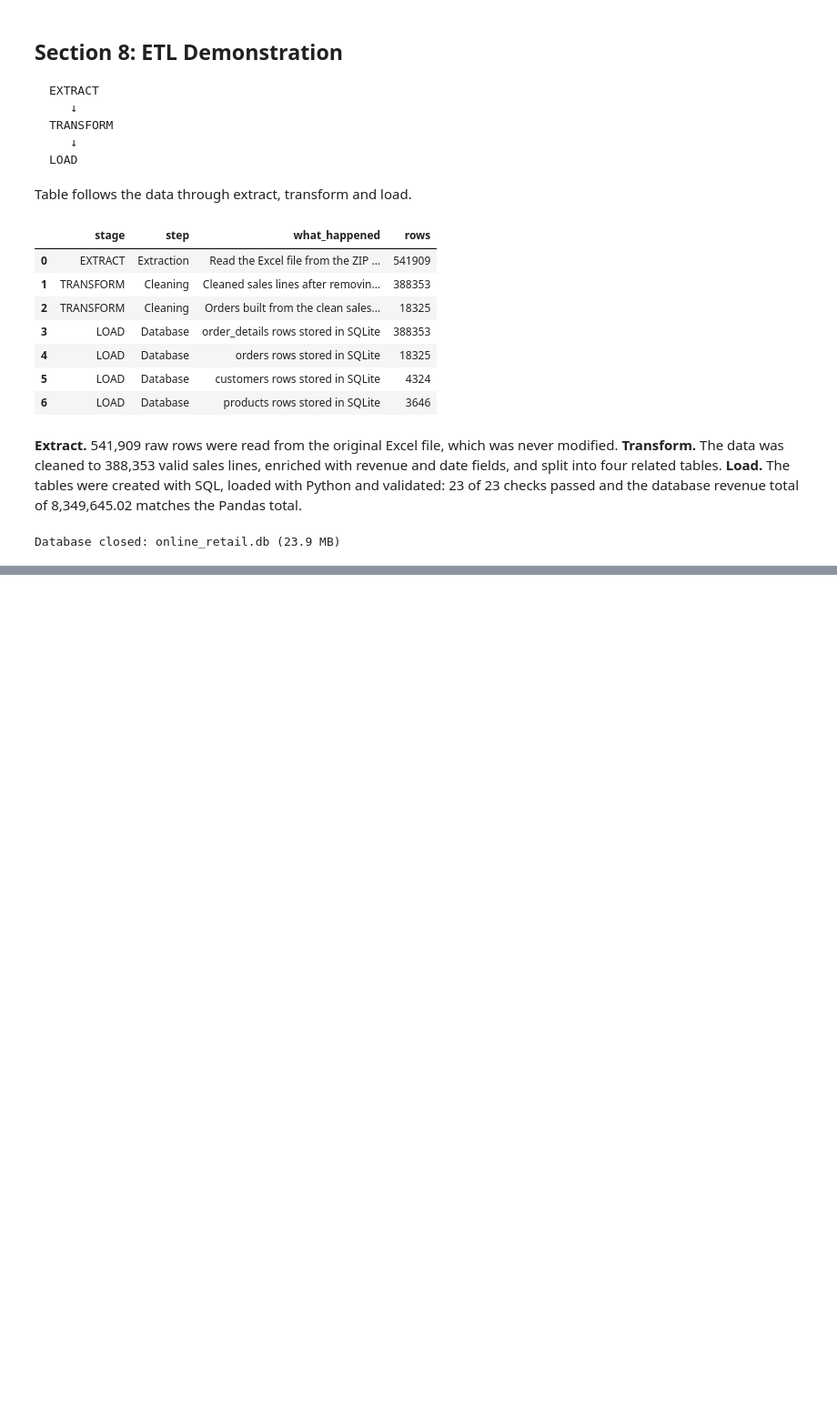
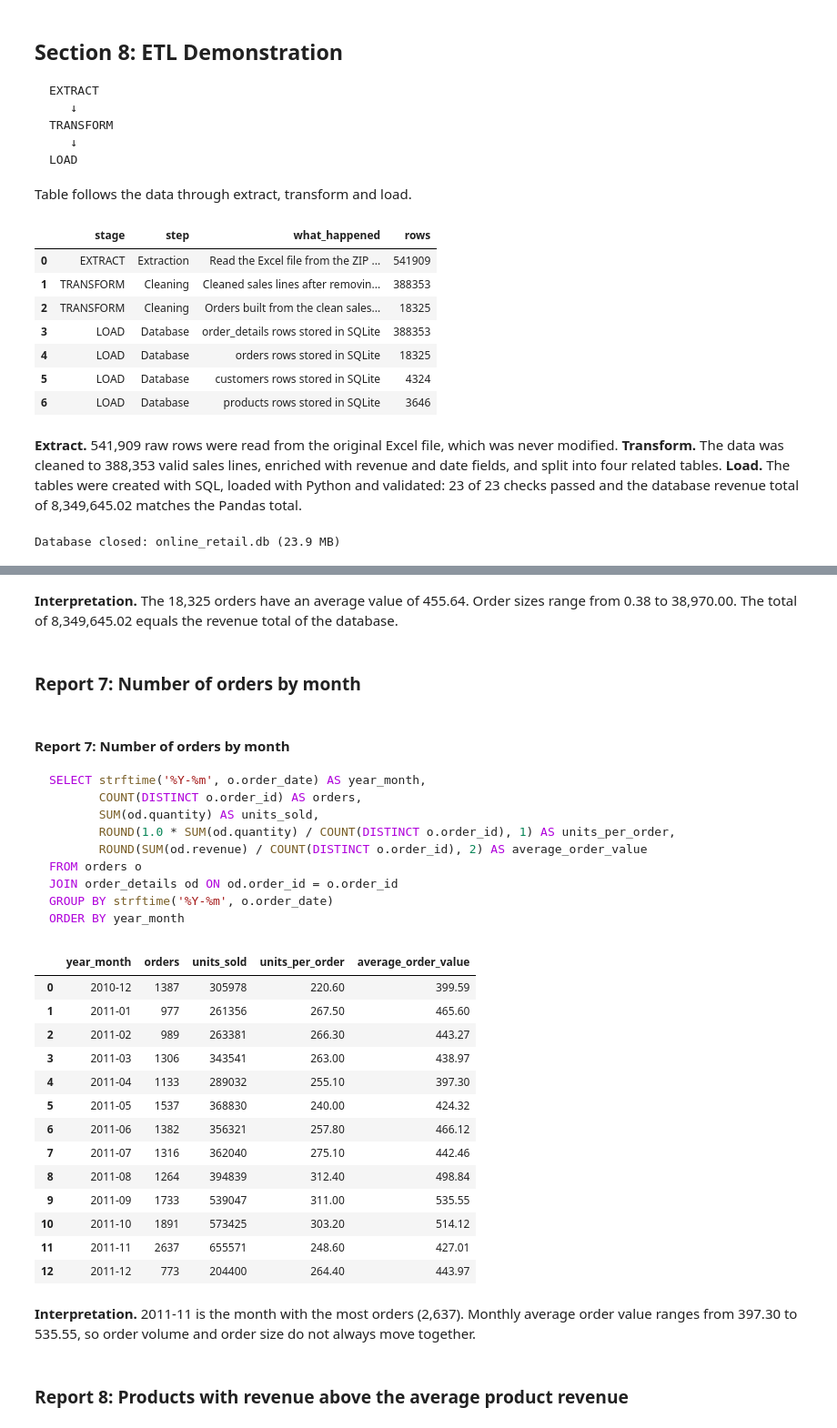
Before and after one commit to Sadveek/Data_python, a Jupyter notebook: Project_Retail.ipynb, the cells around one changed output, grey strips where cells are left out. Shown at 91% size. Saved outputs shown, nothing was run; the diff lists cells and outputs as text; code cells hidden in the pictures; blank space fills up the shorter version.

````diff
--- a/Project_Retail.ipynb
+++ b/Project_Retail.ipynb
@@ -2868,0 +3272,62 @@ Loaded Database
+# %%
+average_order_value = report_6.iloc[0]["average_order_value"]
+display(Markdown(
+    f"**Interpretation.** The {int(report_6.iloc[0]['orders']):,} orders have an average value of {average_order_value:,.2f}. "
+    f"Order sizes range from {report_6.iloc[0]['smallest_order']:,.2f} to {report_6.iloc[0]['largest_order']:,.2f}. "
+    f"The total of {report_6.iloc[0]['total_revenue']:,.2f} equals the revenue total of the database."
+))
+# %% [output]
+**Interpretation.** The 18,325 orders have an average value of 455.64. Order sizes range from 0.38 to 38,970.00. The total of 8,349,645.02 equals the revenue total of the database.
+# %% [markdown]
+### Report 7: Number of orders by month
+# %%
+report_7 = run_report(7, "Number of orders by month", """
+SELECT strftime('%Y-%m', o.order_date) AS year_month,
+       COUNT(DISTINCT o.order_id) AS orders,
+       SUM(od.quantity) AS units_sold,
+       ROUND(1.0 * SUM(od.quantity) / COUNT(DISTINCT o.order_id), 1) AS units_per_order,
+       ROUND(SUM(od.revenue) / COUNT(DISTINCT o.order_id), 2) AS average_order_value
+FROM orders o
+JOIN order_details od ON od.order_id = o.order_id
+GROUP BY strftime('%Y-%m', o.order_date)
+ORDER BY year_month
+""")
+report_7
+# %% [output]
+#### Report 7: Number of orders by month
+
+```sql
+SELECT strftime('%Y-%m', o.order_date) AS year_month,
+       COUNT(DISTINCT o.order_id) AS orders,
+       SUM(od.quantity) AS units_sold,
+       ROUND(1.0 * SUM(od.quantity) / COUNT(DISTINCT o.order_id), 1) AS units_per_order,
+       ROUND(SUM(od.revenue) / COUNT(DISTINCT o.order_id), 2) AS average_order_value
+FROM orders o
+JOIN order_details od ON od.order_id = o.order_id
+GROUP BY strftime('%Y-%m', o.order_date)
+ORDER BY year_month
+```
+|  | year_month | orders | units_sold | units_per_order | average_order_value |
+| 0 | 2010-12 | 1387 | 305978 | 220.60 | 399.59 |
+| 1 | 2011-01 | 977 | 261356 | 267.50 | 465.60 |
+| 2 | 2011-02 | 989 | 263381 | 266.30 | 443.27 |
+| 3 | 2011-03 | 1306 | 343541 | 263.00 | 438.97 |
+| 4 | 2011-04 | 1133 | 289032 | 255.10 | 397.30 |
+| 5 | 2011-05 | 1537 | 368830 | 240.00 | 424.32 |
+| 6 | 2011-06 | 1382 | 356321 | 257.80 | 466.12 |
+| 7 | 2011-07 | 1316 | 362040 | 275.10 | 442.46 |
+| 8 | 2011-08 | 1264 | 394839 | 312.40 | 498.84 |
+| 9 | 2011-09 | 1733 | 539047 | 311.00 | 535.55 |
+| 10 | 2011-10 | 1891 | 573425 | 303.20 | 514.12 |
+| 11 | 2011-11 | 2637 | 655571 | 248.60 | 427.01 |
+| 12 | 2011-12 | 773 | 204400 | 264.40 | 443.97 |
+# %%
+busiest = report_7.loc[report_7["orders"].idxmax()]
+display(Markdown(
+    f"**Interpretation.** {busiest['year_month']} is the month with the most orders ({int(busiest['orders']):,}). "
+    f"Monthly average order value ranges from {report_7['average_order_value'].min():,.2f} to {report_7['average_order_value'].max():,.2f}, so order volume and order size do not always move together."
+))
+# %% [output]
+**Interpretation.** 2011-11 is the month with the most orders (2,637). Monthly average order value ranges from 397.30 to 535.55, so order volume and order size do not always move together.
+# %% [markdown]
+### Report 8: Products with revenue above the average product revenue
````
Also changed, not shown: parts of 72 cells of this notebook.
